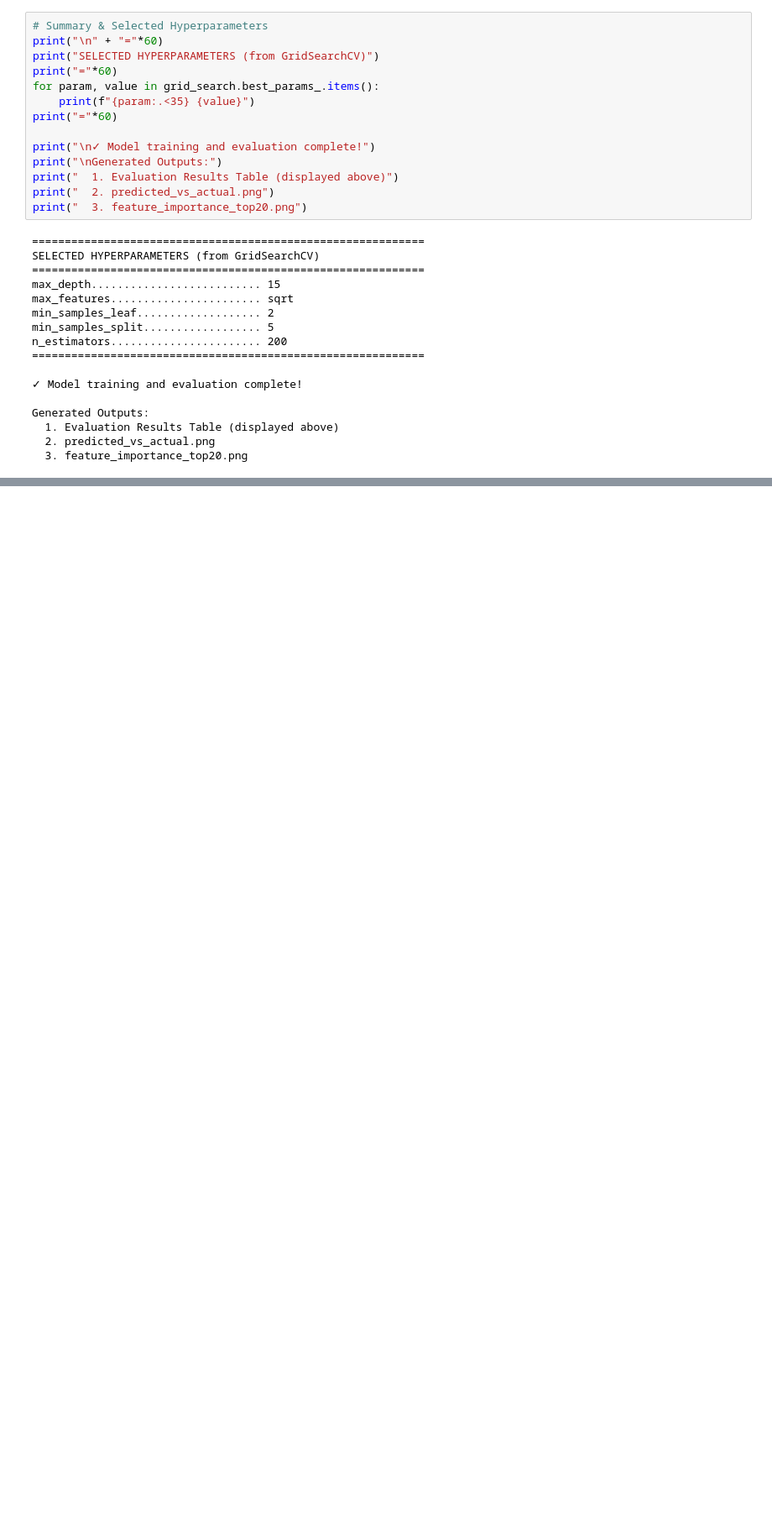
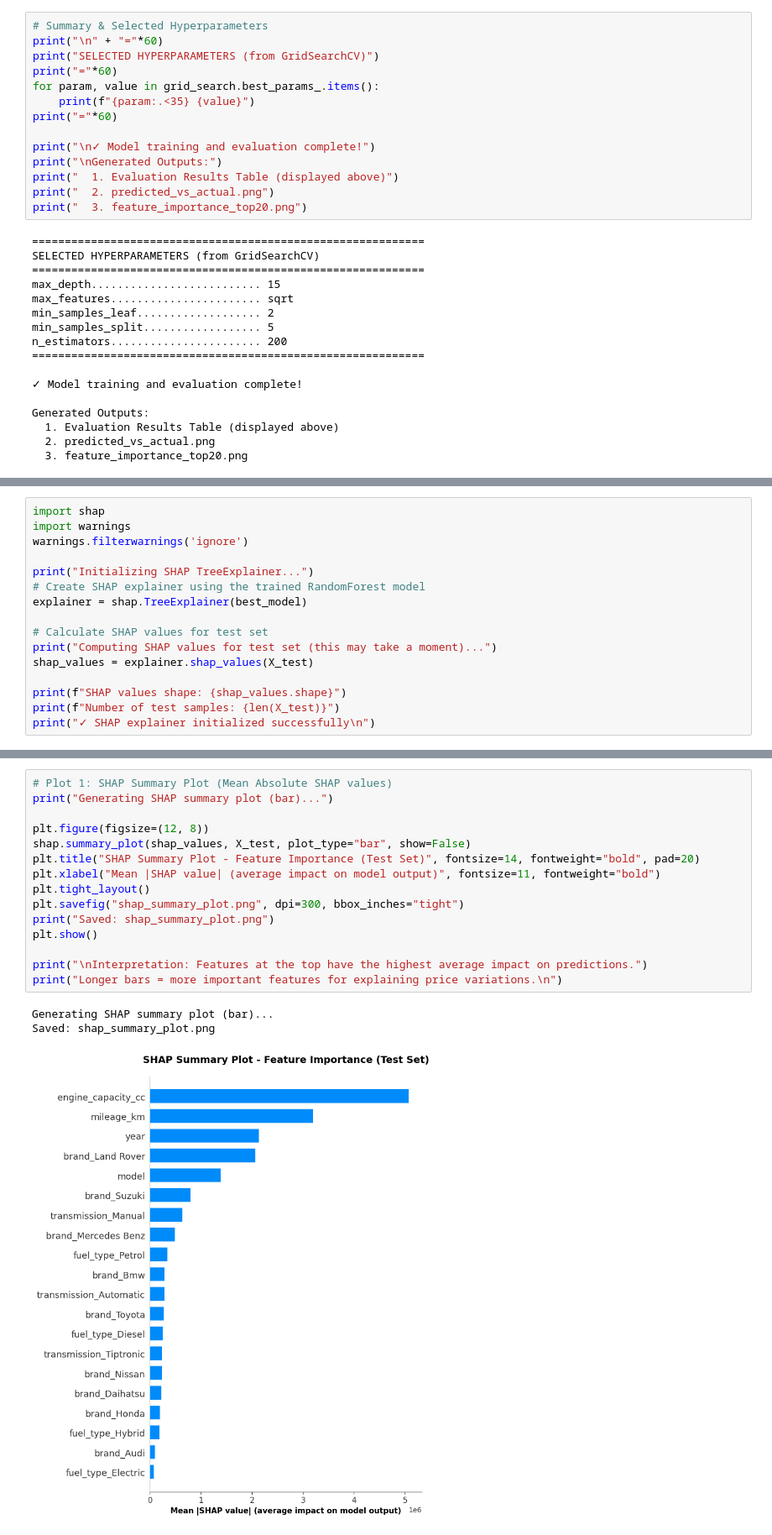
Before and after one commit to NethmaKarunathilaka/car-price-prediction, a Jupyter notebook: preprocessing.ipynb, the cells around one changed output, grey strips where cells are left out. Shown at 84% size. Saved outputs shown, nothing was run; the diff lists cells and outputs as text; blank space fills up the shorter version.

Commit message:
use shap

```diff
--- a/preprocessing.ipynb
+++ b/preprocessing.ipynb
@@ -461,0 +487,16 @@ Generated Outputs:
+# %%
+import shap
+import warnings
+warnings.filterwarnings('ignore')
+
+print("Initializing SHAP TreeExplainer...")
+# Create SHAP explainer using the trained RandomForest model
+explainer = shap.TreeExplainer(best_model)
+
+# Calculate SHAP values for test set
+print("Computing SHAP values for test set (this may take a moment)...")
+shap_values = explainer.shap_values(X_test)
+
+print(f"SHAP values shape: {shap_values.shape}")
+print(f"Number of test samples: {len(X_test)}")
+print("✓ SHAP explainer initialized successfully\n")
@@ -461,0 +509,19 @@ Generated Outputs:
+# %%
+# Plot 1: SHAP Summary Plot (Mean Absolute SHAP values)
+print("Generating SHAP summary plot (bar)...")
+
+plt.figure(figsize=(12, 8))
+shap.summary_plot(shap_values, X_test, plot_type="bar", show=False)
+plt.title("SHAP Summary Plot - Feature Importance (Test Set)", fontsize=14, fontweight="bold", pad=20)
+plt.xlabel("Mean |SHAP value| (average impact on model output)", fontsize=11, fontweight="bold")
+plt.tight_layout()
+plt.savefig("shap_summary_plot.png", dpi=300, bbox_inches="tight")
+print("Saved: shap_summary_plot.png")
+plt.show()
+
+print("\nInterpretation: Features at the top have the highest average impact on predictions.")
+print("Longer bars = more important features for explaining price variations.\n")
+# %% [output]
+Generating SHAP summary plot (bar)...
+Saved: shap_summary_plot.png
+[figure, added]
```
Also changed, not shown: parts of 18 cells of this notebook, 16 other files.
